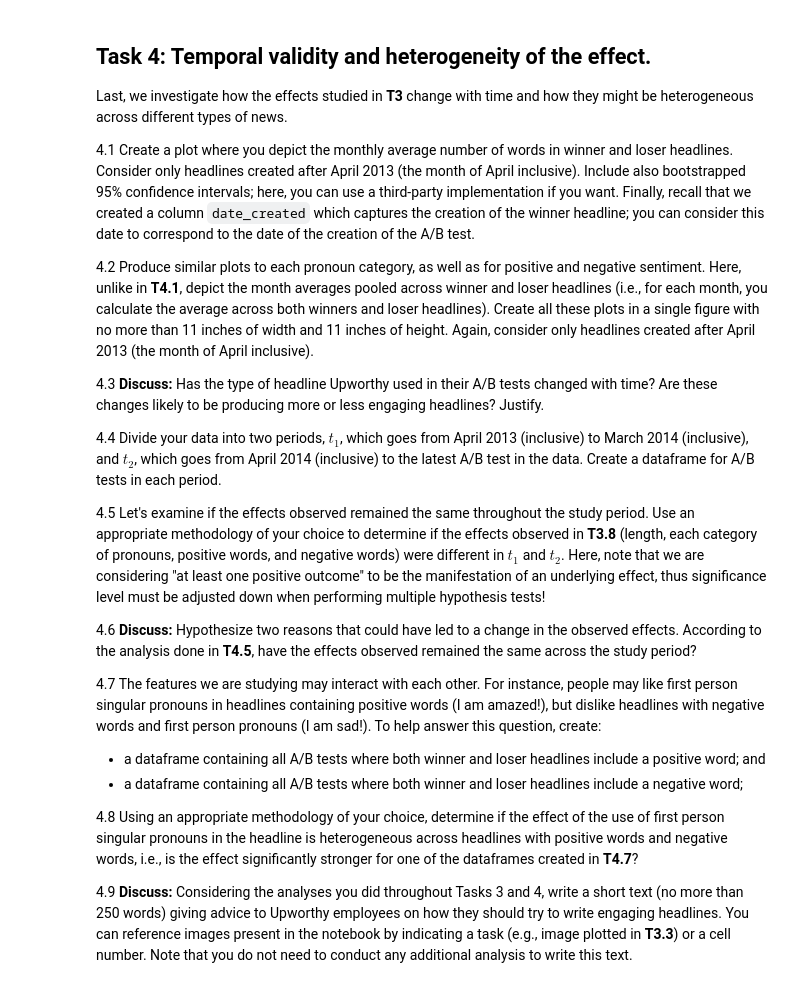
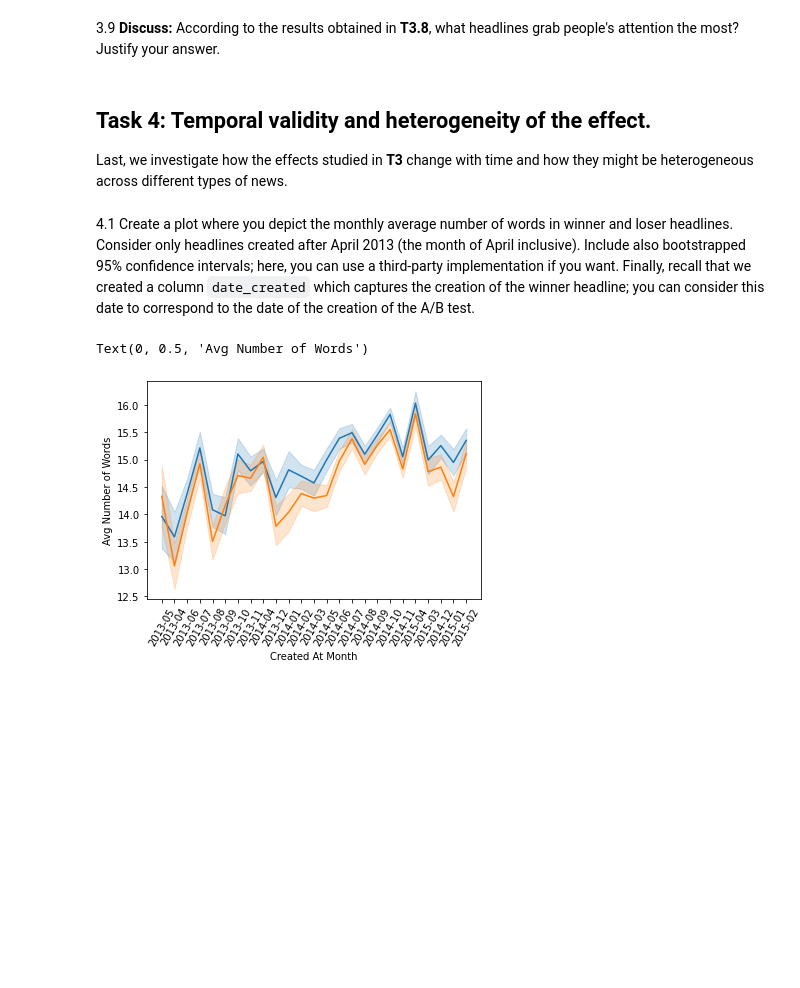
Before and after one commit to Scarlett4431/2022, a Jupyter notebook: Homework/01 - Pandas Data Wrangling and Data Viz/hw1.ipynb, the cells around one changed output. Drawn from its saved outputs; the diff is of its cells as text; code cells hidden in the pictures; blank space fills up the shorter version.

```diff
--- a/Homework/01 - Pandas Data Wrangling and Data Viz/hw1.ipynb
+++ b/Homework/01 - Pandas Data Wrangling and Data Viz/hw1.ipynb
@@ -138,0 +248,4 @@ Create a dataset where:
+# %%
+pair_data['diff_ctr'] = pair_data['ctr1']-pair_data['ctr2']
+print(pair_data['diff_ctr'].mean())
+print(pair_data['ctr2'].mean())
@@ -170,0 +284,4 @@ print(str_test, count_words_simple(str_test))
+# %%
+pair_data['numwords1']= pair_data['headline1'].apply(count_words_simple)
+pair_data['numwords2']= pair_data['headline2'].apply(count_words_simple)
+pair_data.head(1)
@@ -188,3 +313,10 @@ feature_wordsets = dict([
     ('third_person_plural', ['they','them','their','theirs','themselves',
                               "they'd", "they'll", "they've", 'theyll', 'theyve'])
 ])
+# %%
+for pronoun in feature_wordsets:
+    feature1 = pronoun+'1'
+    feature2 = pronoun+'2'
+    pair_data[feature1] = pair_data['headline1'].apply(lambda x: int(bool(len(set(x.lower().split(" ")) & set(feature_wordsets[pronoun])))))
+    pair_data[feature2] = pair_data['headline2'].apply(lambda x: int(bool(len(set(x.lower().split(" ")) & set(feature_wordsets[pronoun])))))
+pair_data.head(1)
@@ -190,0 +347,6 @@ feature_wordsets = dict([
+# %%
+for string in ['positive', 'negative']:
+    lst = list(pd.read_csv('data/{}-words.txt'.format(string),names=['words'], skiprows= [i for i in range(0,35)], encoding="ISO-8859-1")['words'])
+    for integer in ['1','2']:
+        pair_data[string+integer] = pair_data['headline'+ integer].apply(lambda x: int(bool(len(set(x.lower().split(" ")) & set(lst)))))
+pair_data.head(1)
@@ -244,26 +549,22 @@ Your third task revolves around the question *how does language impact headlines
+# %% [markdown]
+3.9 **Discuss:** According to the results obtained in **T3.8**, what headlines grab people's attention the most? Justify your answer.
 # %% [markdown]
 ## Task 4: Temporal validity and heterogeneity of the effect.
 
 Last, we investigate how the effects studied in **T3** change with time and how they might be heterogeneous across different types of news.
-
-4.1 Create a plot where you depict the monthly average number of words in winner and loser headlines. Consider only headlines created after April 2013 (the month of April inclusive). Include also bootstrapped 95% confidence intervals; here, you can use a third-party implementation if you want. Finally, recall that we created a column `date_created` which captures the creation of the winner headline; you can consider this date to correspond to the date of the creation of the A/B test.
-
-4.2 Produce similar plots to each pronoun category, as well as for positive and negative sentiment. Here, unlike in **T4.1**, depict the month averages pooled across winner and loser headlines (i.e., for each month, you calculate the average across both winners and loser headlines).
-Create all these plots in a single figure with no more than 11 inches of width and 11 inches of height. Again, consider only headlines created after April 2013 (the month of April inclusive).
-
-4.3 **Discuss:** Has the type of headline Upworthy used in their A/B tests changed with time? Are these changes likely to be producing more or less engaging headlines? Justify.
-
-4.4 Divide your data into two periods, $t_1$, which goes from  April 2013 (inclusive) to March 2014 (inclusive), and $t_2$, which goes from April 2014 (inclusive) to the latest A/B test in the data. Create a dataframe for A/B tests in each period.
-
-4.5 Let's examine if the effects observed remained the same throughout the study period. Use an appropriate methodology  of your choice to determine if the effects observed in **T3.8** (length, each category of pronouns, positive words, and negative words) were different in $t_1$ and $t_2$. Here, note that we are considering "at least one positive outcome" to be the manifestation of an underlying effect, thus significance level must be adjusted down when performing multiple hypothesis tests!
-
-4.6 **Discuss:** Hypothesize two reasons that could have led to a change in the observed effects. According to the analysis done in **T4.5**, have the effects observed remained the same across the study period?
-
-4.7 The features we are studying may interact with each other. For instance, people may like first person singular pronouns in headlines containing positive words (I am amazed!), but dislike headlines with negative words and first person pronouns (I am sad!). To help answer this question, create:
-- a dataframe containing all A/B tests where both winner and loser headlines include a positive word; and
-- a dataframe containing all A/B tests where both winner and loser headlines include a negative word;
-
-4.8 Using an appropriate methodology of your choice, determine if the effect of the use of first person singular pronouns in the headline is heterogeneous across headlines with positive words and negative words, i.e., is the effect significantly stronger for one of the dataframes created in **T4.7**?
-
-4.9 **Discuss:** Considering the analyses you did throughout Tasks 3 and 4, write a short text (no more than 250 words) giving advice to Upworthy employees on how they should try to write engaging headlines.
-You can reference images present in the notebook by indicating a task (e.g., image plotted in **T3.3**) or a cell number. Note that you do not need to conduct any additional analysis to write this text.
+# %% [markdown]
+4.1 Create a plot where you depict the monthly average number of words in winner and loser headlines. Consider only headlines created after April 2013 (the month of April inclusive). Include also bootstrapped 95% confidence intervals; here, you can use a third-party implementation if you want. Finally, recall that we created a column `date_created` which captures the creation of the winner headline; you can consider this date to correspond to the date of the creation of the A/B test.
+# %%
+from datetime import datetime
+import matplotlib.pylab as plt
+pair_data['created_at']=pd.to_datetime(pair_data['created_at'])
+pair_data_time = pair_data[pair_data['created_at'] >= datetime(2013, 4, 1, 0, 0, 0, 0)]
+pair_data_time['month']=  pair_data_time['created_at'].dt.strftime('%Y-%m')
+ax = sns.lineplot(x="month", y="numwords1", data= pair_data_time)
+ax = sns.lineplot(x="month", y="numwords2", data= pair_data_time)
+plt.xticks(rotation=60)
+plt.xlabel("Created At Month")
+plt.ylabel("Avg Number of Words")
+# %% [output]
+Text(0, 0.5, 'Avg Number of Words')
+[figure, added]
```
Also changed, not shown: parts of 62 cells of this notebook, 8 other files.
